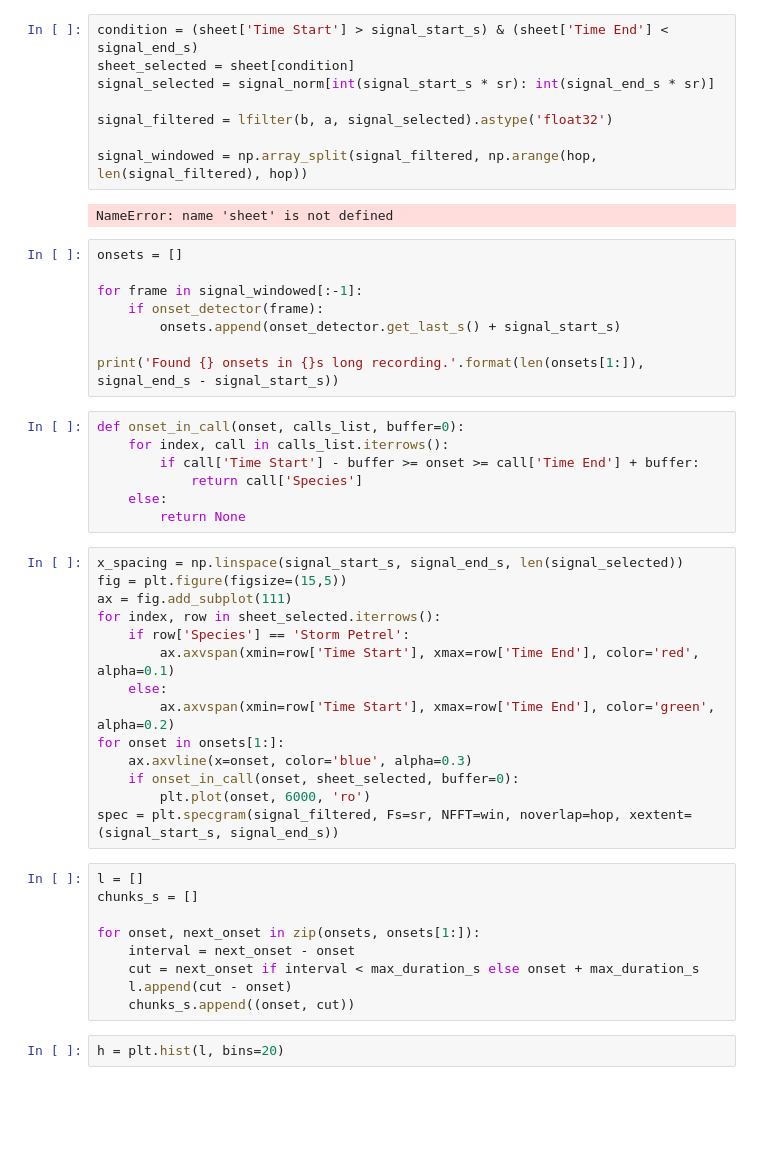
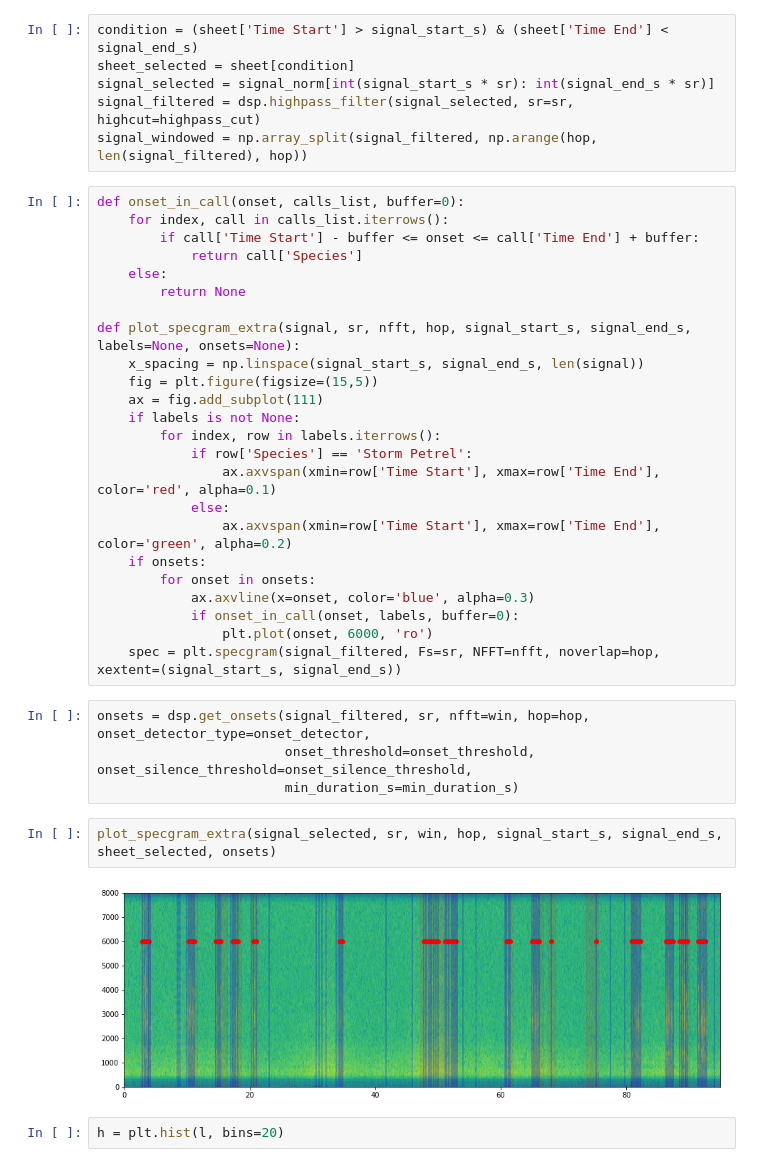
Before and after one commit to RSPB/Birdman, a Jupyter notebook: plot_onsets.ipynb, the cells around one changed output. Drawn from its saved outputs; the diff is of its cells as text; blank space fills up the shorter version.

```diff
--- a/plot_onsets.ipynb
+++ b/plot_onsets.ipynb
@@ -52,50 +42,40 @@ onset_detector.set_minioi_s(min_duration_s)
 condition = (sheet['Time Start'] > signal_start_s) & (sheet['Time End'] < signal_end_s)
 sheet_selected = sheet[condition]
 signal_selected = signal_norm[int(signal_start_s * sr): int(signal_end_s * sr)]
-
-signal_filtered = lfilter(b, a, signal_selected).astype('float32')
-
+signal_filtered = dsp.highpass_filter(signal_selected, sr=sr, highcut=highpass_cut)
 signal_windowed = np.array_split(signal_filtered, np.arange(hop, len(signal_filtered), hop))
-# %% [output]
-NameError: name 'sheet' is not defined
-# %%
-onsets = []
-
-for frame in signal_windowed[:-1]:
-    if onset_detector(frame):
-        onsets.append(onset_detector.get_last_s() + signal_start_s)
-
-print('Found {} onsets in {}s long recording.'.format(len(onsets[1:]), signal_end_s - signal_start_s))
-# %%
-def onset_in_call(onset, calls_list, buffer=0):
-    for index, call in calls_list.iterrows():
-        if call['Time Start'] - buffer >= onset >= call['Time End'] + buffer:
-            return call['Species']
-    else:
-        return None
 # %%
-x_spacing = np.linspace(signal_start_s, signal_end_s, len(signal_selected))
-fig = plt.figure(figsize=(15,5))
-ax = fig.add_subplot(111)
-for index, row in sheet_selected.iterrows():
-    if row['Species'] == 'Storm Petrel':
-        ax.axvspan(xmin=row['Time Start'], xmax=row['Time End'], color='red', alpha=0.1)
+def onset_in_call(onset, calls_list, buffer=0):
+    for index, call in calls_list.iterrows():
+        if call['Time Start'] - buffer <= onset <= call['Time End'] + buffer:
+            return call['Species']
     else:
-        ax.axvspan(xmin=row['Time Start'], xmax=row['Time End'], color='green', alpha=0.2)
-for onset in onsets[1:]:
-    ax.axvline(x=onset, color='blue', alpha=0.3)
-    if onset_in_call(onset, sheet_selected, buffer=0):
-        plt.plot(onset, 6000, 'ro')
-spec = plt.specgram(signal_filtered, Fs=sr, NFFT=win, noverlap=hop, xextent=(signal_start_s, signal_end_s))
+        return None
+
+def plot_specgram_extra(signal, sr, nfft, hop, signal_start_s, signal_end_s, labels=None, onsets=None):
+    x_spacing = np.linspace(signal_start_s, signal_end_s, len(signal))
+    fig = plt.figure(figsize=(15,5))
+    ax = fig.add_subplot(111)
+    if labels is not None:
+        for index, row in labels.iterrows():
+            if row['Species'] == 'Storm Petrel':
+                ax.axvspan(xmin=row['Time Start'], xmax=row['Time End'], color='red', alpha=0.1)
+            else:
+                ax.axvspan(xmin=row['Time Start'], xmax=row['Time End'], color='green', alpha=0.2)
+    if onsets:
+        for onset in onsets:
+            ax.axvline(x=onset, color='blue', alpha=0.3)
+            if onset_in_call(onset, labels, buffer=0):
+                plt.plot(onset, 6000, 'ro')
+    spec = plt.specgram(signal_filtered, Fs=sr, NFFT=nfft, noverlap=hop, xextent=(signal_start_s, signal_end_s))
-# %%
-l = []
-chunks_s = []
-
-for onset, next_onset in zip(onsets, onsets[1:]):
-    interval = next_onset - onset
-    cut = next_onset if interval < max_duration_s else onset + max_duration_s
-    l.append(cut - onset)
-    chunks_s.append((onset, cut))
+# %%
+onsets = dsp.get_onsets(signal_filtered, sr, nfft=win, hop=hop, onset_detector_type=onset_detector,
+                        onset_threshold=onset_threshold, onset_silence_threshold=onset_silence_threshold,
+                        min_duration_s=min_duration_s)
+# %%
+plot_specgram_extra(signal_selected, sr, win, hop, signal_start_s, signal_end_s, sheet_selected, onsets)
+# %% [output]
+[figure, added]
 # %%
 h = plt.hist(l, bins=20)
 # %%
```
Also changed, not shown: parts of 14 cells of this notebook, 11 other files.
